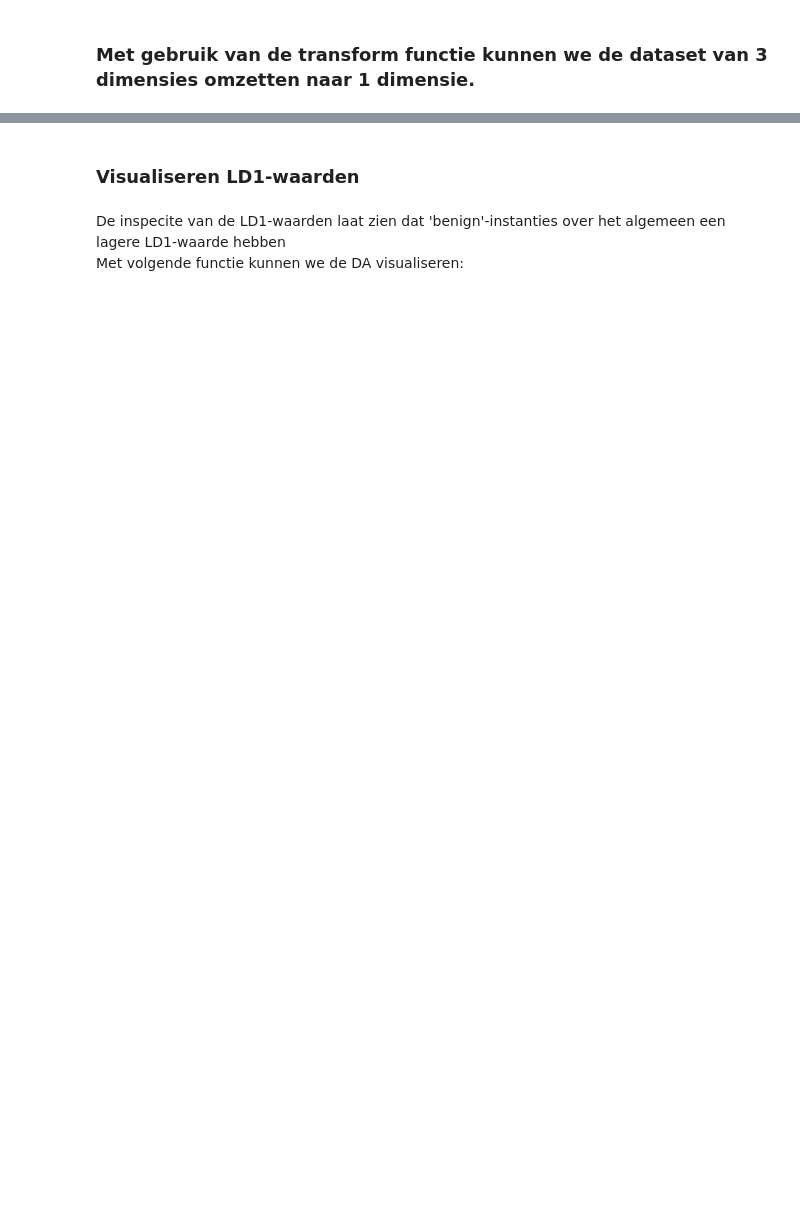
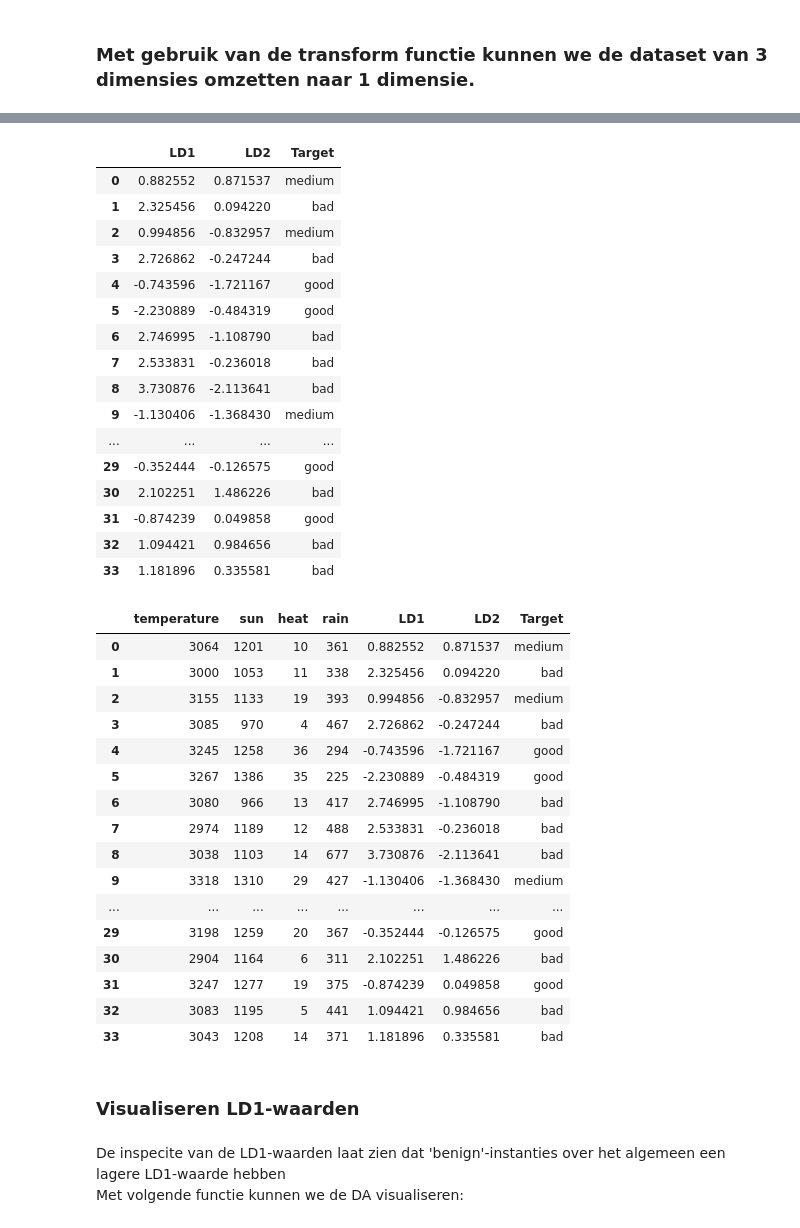
Before and after one commit to zouffke/Datascience2, a Jupyter notebook: p4/1_discriminant analyse/Samenvatting.ipynb, the cells around one changed output, grey strips where cells are left out. Cells and saved outputs as stored; diff of their text form; code cells hidden in the pictures; blank space fills up the shorter version.

```diff
--- a/p4/1_discriminant analyse/Samenvatting.ipynb
+++ b/p4/1_discriminant analyse/Samenvatting.ipynb
@@ -105,3 +105,6 @@ InteractiveShell.ast_node_interactivity = "all"
 #Inlezen van gegevens
 biopsy = pd.read_csv('biopsy.csv', sep=";")
 biopsy.head(8)
+
+bor = pd.read_csv('bordeaux.csv', sep=";")
+bor.head(8)
@@ -113,3 +135,8 @@ X = biopsy[['V1', 'V2', 'V3']]
 X
 y = biopsy['class']
 y
+
+Xb = bor[['temperature', 'sun', 'heat', 'rain']]
+Xb
+yb = bor['quality']
+yb
@@ -126,0 +233,9 @@ dfs3
+# %%
+ldaB = LinearDiscriminantAnalysis()
+ldaB.fit(Xb, yb)
+
+dfs1, dfs2, dfs3 = lda_info(ldaB, Xb)
+
+dfs1
+dfs2
+dfs3
@@ -155,3 +328,48 @@ combinatie
+# %%
+LDb = ldaB.transform(Xb)
+
+LDb = ld1(ldaB, Xb, target=bor['quality'], index=bor.index)
+
+LDb
+
+combinatie = bor[['temperature', 'sun', 'heat', 'rain']].join(LDb)
+
+combinatie
+# %% [output]
+|  | LD1 | LD2 | Target |
+| 0 | 0.882552 | 0.871537 | medium |
+| 1 | 2.325456 | 0.094220 | bad |
+| 2 | 0.994856 | -0.832957 | medium |
+| 3 | 2.726862 | -0.247244 | bad |
+| 4 | -0.743596 | -1.721167 | good |
+| 5 | -2.230889 | -0.484319 | good |
+| 6 | 2.746995 | -1.108790 | bad |
+| 7 | 2.533831 | -0.236018 | bad |
+| 8 | 3.730876 | -2.113641 | bad |
+| 9 | -1.130406 | -1.368430 | medium |
+| ... | ... | ... | ... |
+| 29 | -0.352444 | -0.126575 | good |
+| 30 | 2.102251 | 1.486226 | bad |
+| 31 | -0.874239 | 0.049858 | good |
+| 32 | 1.094421 | 0.984656 | bad |
+| 33 | 1.181896 | 0.335581 | bad |
+|  | temperature | sun | heat | rain | LD1 | LD2 | Target |
+| 0 | 3064 | 1201 | 10 | 361 | 0.882552 | 0.871537 | medium |
+| 1 | 3000 | 1053 | 11 | 338 | 2.325456 | 0.094220 | bad |
+| 2 | 3155 | 1133 | 19 | 393 | 0.994856 | -0.832957 | medium |
+| 3 | 3085 | 970 | 4 | 467 | 2.726862 | -0.247244 | bad |
+| 4 | 3245 | 1258 | 36 | 294 | -0.743596 | -1.721167 | good |
+| 5 | 3267 | 1386 | 35 | 225 | -2.230889 | -0.484319 | good |
+| 6 | 3080 | 966 | 13 | 417 | 2.746995 | -1.108790 | bad |
+| 7 | 2974 | 1189 | 12 | 488 | 2.533831 | -0.236018 | bad |
+| 8 | 3038 | 1103 | 14 | 677 | 3.730876 | -2.113641 | bad |
+| 9 | 3318 | 1310 | 29 | 427 | -1.130406 | -1.368430 | medium |
+| ... | ... | ... | ... | ... | ... | ... | ... |
+| 29 | 3198 | 1259 | 20 | 367 | -0.352444 | -0.126575 | good |
+| 30 | 2904 | 1164 | 6 | 311 | 2.102251 | 1.486226 | bad |
+| 31 | 3247 | 1277 | 19 | 375 | -0.874239 | 0.049858 | good |
+| 32 | 3083 | 1195 | 5 | 441 | 1.094421 | 0.984656 | bad |
+| 33 | 3043 | 1208 | 14 | 371 | 1.181896 | 0.335581 | bad |
 # %% [markdown]
 ### Visualiseren LD1-waarden
 # %% [markdown]
```
Also changed, not shown: parts of 11 cells of this notebook, 1 other file.
